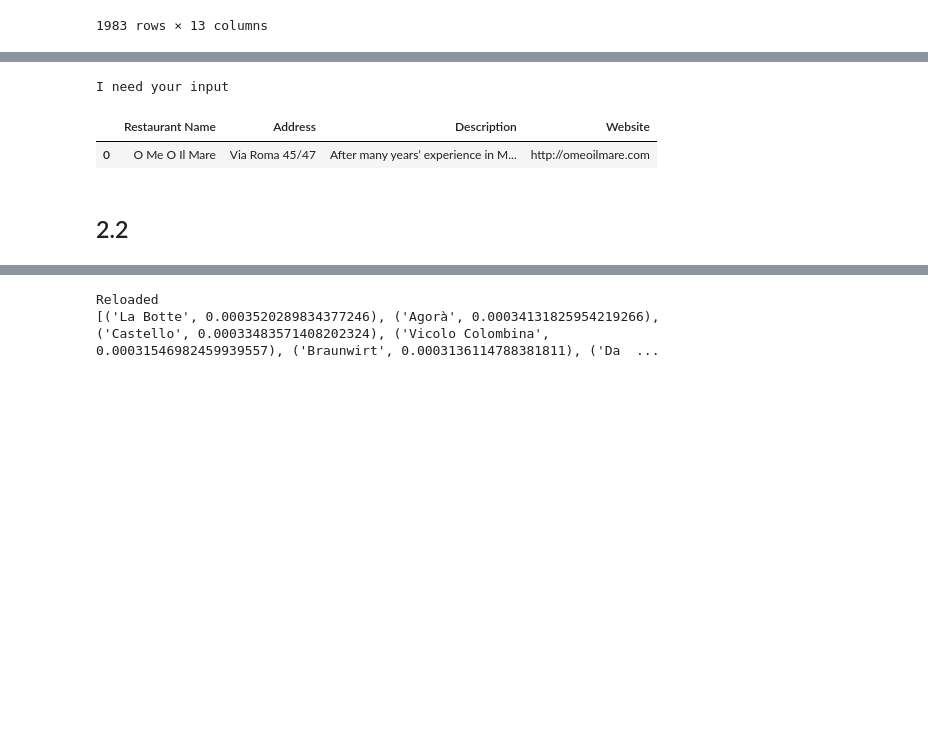
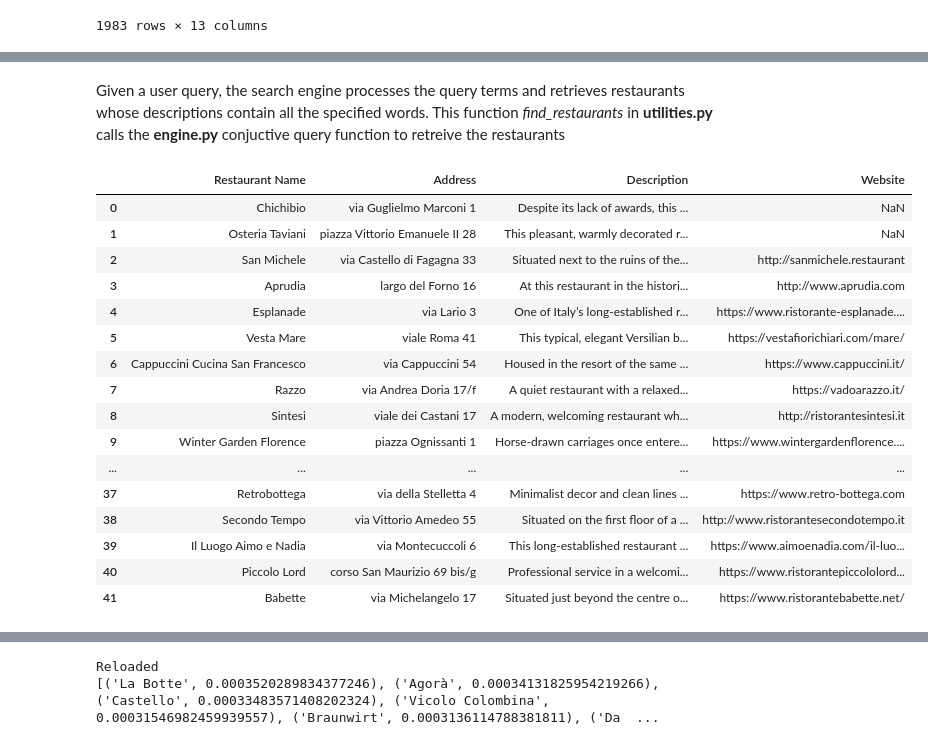
Before and after one commit to yaraoyoussef/ADM-HW3, a Jupyter notebook: main.ipynb, the cells around one changed output, grey strips where cells are left out. Saved outputs shown, nothing was run; the diff lists cells and outputs as text; code cells hidden in the pictures; blank space fills up the shorter version.

```diff
--- a/main.ipynb
+++ b/main.ipynb
@@ -240,30 +247,3 @@ my_set = set(word for description in df_restaurants['cleaned_desc'] for word in
 # %%
 engine.vocabulary_creator(my_set)
 engine.inverted_index_creator(df_restaurants)
-# %%
-print("I need your input")
-query = input()
-query = utilities.clean_desc(query)
-
-intersection_set = engine.conjunctive_query(query)
-
-df_toPrint = []
-
-df_toPrint = pd.DataFrame(df_toPrint)
-
-for restaurant in intersection_set:
-    filtered_df = df_restaurants.query("restaurantName == @restaurant")
-    df_toPrint = pd.concat([df_toPrint, filtered_df])
-
-df_toPrint.reset_index(drop=True, inplace=True)
-df_toPrint = df_toPrint.filter(items=['restaurantName', 'address', 'description', 'website'])
-df_toPrint = df_toPrint.rename(columns={'restaurantName':'Restaurant Name', 'address':'Address', 'description': 'Description', 'website':'Website'})
-
-
-display(df_toPrint)
-# %% [output]
-I need your input
-|  | Restaurant Name | Address | Description | Website |
-| 0 | O Me O Il Mare | Via Roma 45/47 | After many years’ experience in M... | http://omeoilmare.com |
-# %% [markdown]
-## 2.2
@@ -271,0 +250,22 @@ vectorizer_for_query = engine.inverted_tfidf(df_restaurants)
+# %% [markdown]
+Given a user query, the search engine processes the query terms and retrieves restaurants whose descriptions contain all the specified words. This function *find_restaurants* in **utilities.py** calls the **engine.py** conjuctive query function to retreive the restaurants
+# %%
+utilities.find_restaurants("modern seasonal cuisine", df_restaurants)
+# %% [output]
+|  | Restaurant Name | Address | Description | Website |
+| 0 | Chichibio | via Guglielmo Marconi 1 | Despite its lack of awards, this ... | NaN |
+| 1 | Osteria Taviani | piazza Vittorio Emanuele II 28 | This pleasant, warmly decorated r... | NaN |
+| 2 | San Michele | via Castello di Fagagna 33 | Situated next to the ruins of the... | http://sanmichele.restaurant |
+| 3 | Aprudia | largo del Forno 16 | At this restaurant in the histori... | http://www.aprudia.com |
+| 4 | Esplanade | via Lario 3 | One of Italy’s long-established r... | https://www.ristorante-esplanade.... |
+| 5 | Vesta Mare | viale Roma 41 | This typical, elegant Versilian b... | https://vestafiorichiari.com/mare/ |
+| 6 | Cappuccini Cucina San Francesco | via Cappuccini 54 | Housed in the resort of the same ... | https://www.cappuccini.it/ |
+| 7 | Razzo | via Andrea Doria 17/f | A quiet restaurant with a relaxed... | https://vadoarazzo.it/ |
+| 8 | Sintesi | viale dei Castani 17 | A modern, welcoming restaurant wh... | http://ristorantesintesi.it |
+| 9 | Winter Garden Florence | piazza Ognissanti 1 | Horse-drawn carriages once entere... | https://www.wintergardenflorence.... |
+| ... | ... | ... | ... | ... |
+| 37 | Retrobottega | via della Stelletta 4 | Minimalist decor and clean lines ... | https://www.retro-bottega.com |
+| 38 | Secondo Tempo | via Vittorio Amedeo 55 | Situated on the first floor of a ... | http://www.ristorantesecondotempo.it |
+| 39 | Il Luogo Aimo e Nadia | via Montecuccoli 6 | This long-established restaurant ... | https://www.aimoenadia.com/il-luo... |
+| 40 | Piccolo Lord | corso San Maurizio 69 bis/g | Professional service in a welcomi... | https://www.ristorantepiccololord... |
+| 41 | Babette | via Michelangelo 17 | Situated just beyond the centre o... | https://www.ristorantebabette.net/ |
```
Also changed, not shown: parts of 7 cells of this notebook, 4 other files.
